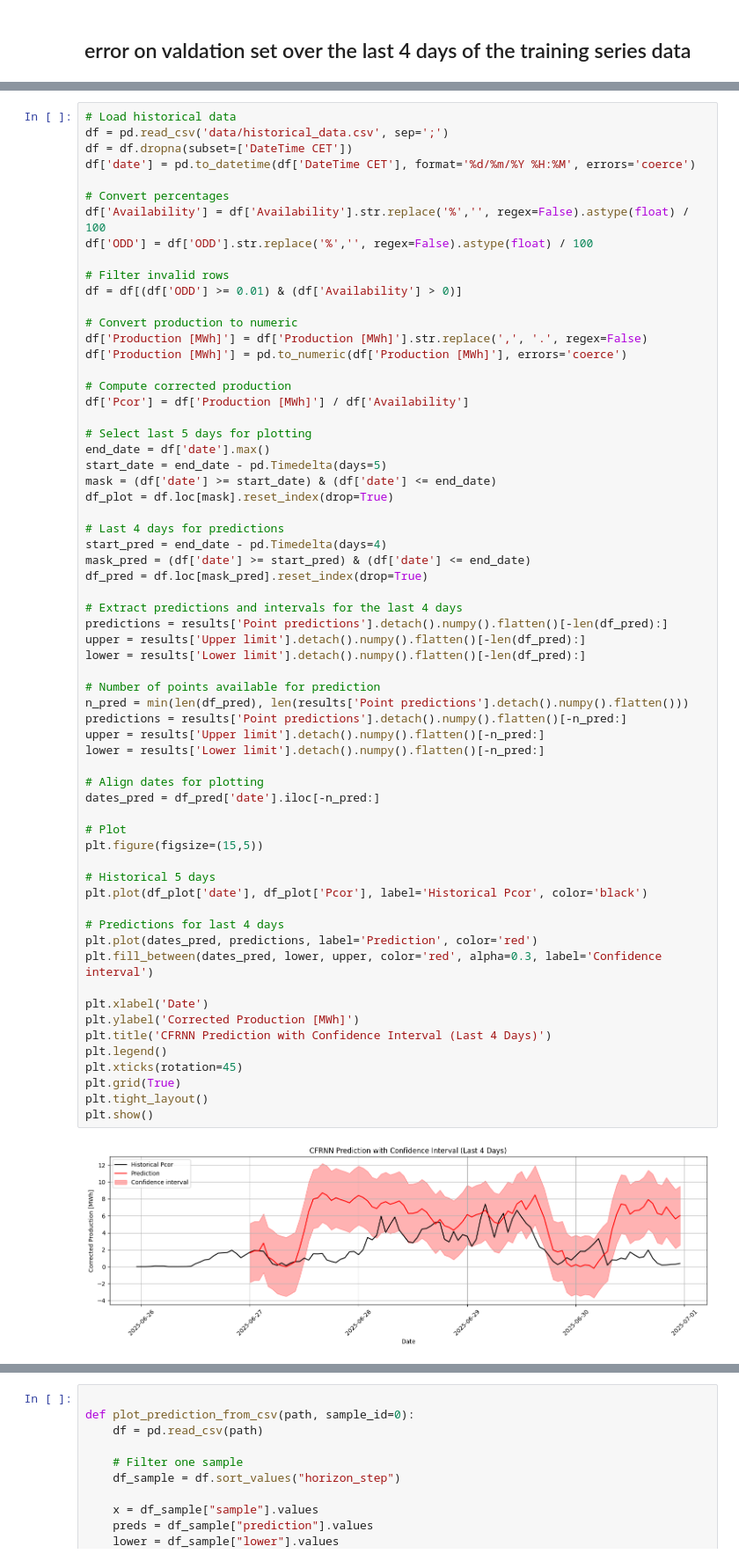
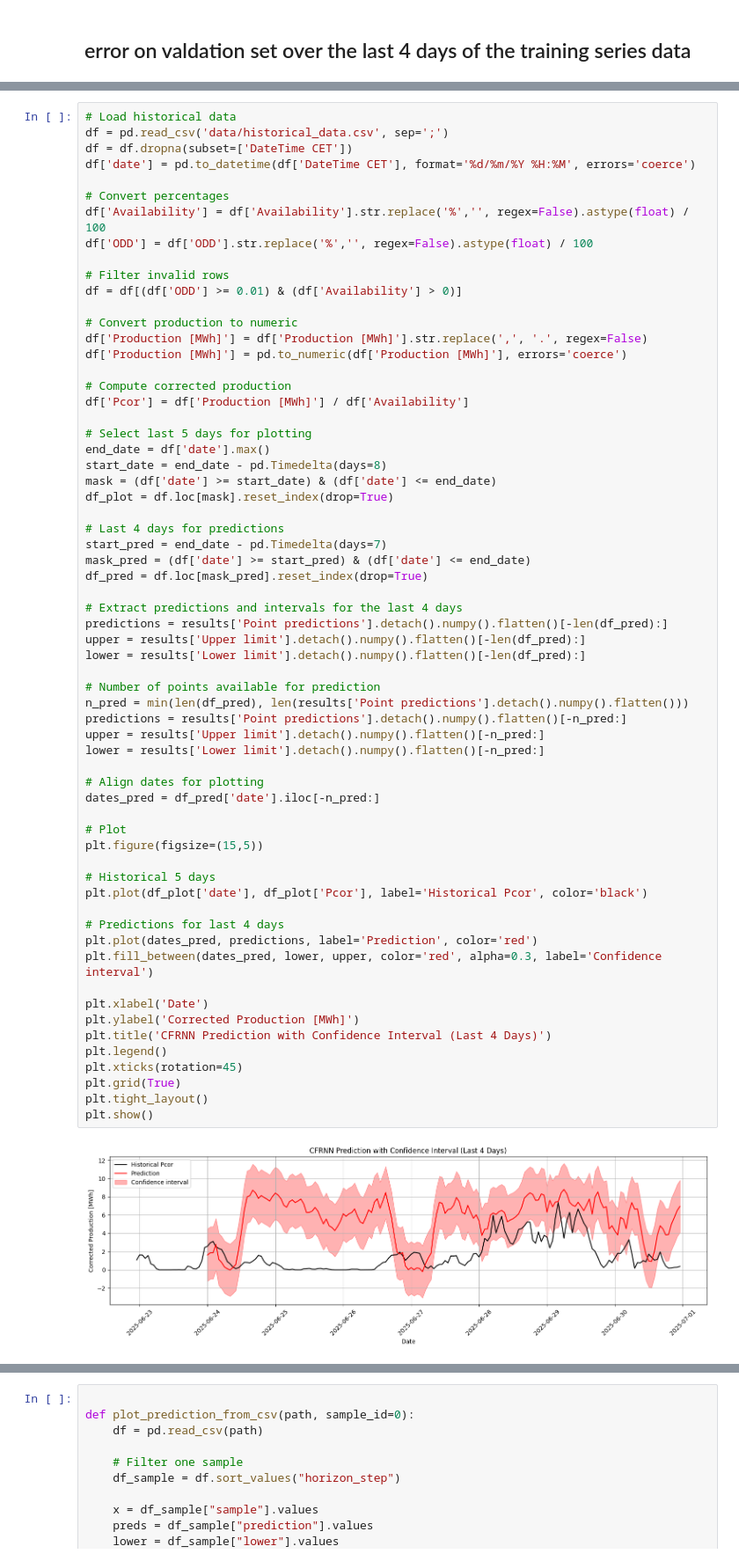
Before and after one commit to ThomBors/HKT2026data4eco, a Jupyter notebook: ShowResults.ipynb, the cells around one changed output, grey strips where cells are left out. Shown at 88% size. Saved outputs shown, nothing was run; the diff lists cells and outputs as text.

```diff
--- a/ShowResults.ipynb
+++ b/ShowResults.ipynb
@@ -45,12 +45,12 @@ df['Pcor'] = df['Production [MWh]'] / df['Availability']
 
 # Select last 5 days for plotting
 end_date = df['date'].max()
-start_date = end_date - pd.Timedelta(days=5)
+start_date = end_date - pd.Timedelta(days=8)
 mask = (df['date'] >= start_date) & (df['date'] <= end_date)
 df_plot = df.loc[mask].reset_index(drop=True)
 
 # Last 4 days for predictions
-start_pred = end_date - pd.Timedelta(days=4)
+start_pred = end_date - pd.Timedelta(days=7)
 mask_pred = (df['date'] >= start_pred) & (df['date'] <= end_date)
 df_pred = df.loc[mask_pred].reset_index(drop=True)
 
@@ -60,34 +60,34 @@ upper = results['Upper limit'].detach().numpy().flatten()[-len(df_pred):]
 lower = results['Lower limit'].detach().numpy().flatten()[-len(df_pred):]
 
 # Number of points available for prediction
 n_pred = min(len(df_pred), len(results['Point predictions'].detach().numpy().flatten()))
 predictions = results['Point predictions'].detach().numpy().flatten()[-n_pred:]
 upper = results['Upper limit'].detach().numpy().flatten()[-n_pred:]
 lower = results['Lower limit'].detach().numpy().flatten()[-n_pred:]
 
 # Align dates for plotting
 dates_pred = df_pred['date'].iloc[-n_pred:]
 
 # Plot
 plt.figure(figsize=(15,5))
 
 # Historical 5 days
 plt.plot(df_plot['date'], df_plot['Pcor'], label='Historical Pcor', color='black')
 
 # Predictions for last 4 days
 plt.plot(dates_pred, predictions, label='Prediction', color='red')
 plt.fill_between(dates_pred, lower, upper, color='red', alpha=0.3, label='Confidence interval')
 
 plt.xlabel('Date')
 plt.ylabel('Corrected Production [MWh]')
 plt.title('CFRNN Prediction with Confidence Interval (Last 4 Days)')
 plt.legend()
 plt.xticks(rotation=45)
 plt.grid(True)
 plt.tight_layout()
 plt.show()
 # %% [output]
-[figure, old version]
+[figure, new version]
 # %%
 # Make sure lengths match
 y_true = df_pred['Pcor'].values[-len(results['Point predictions'].detach().numpy().flatten()):]
```
Also changed, not shown: parts of 4 cells of this notebook, 5 other files.
